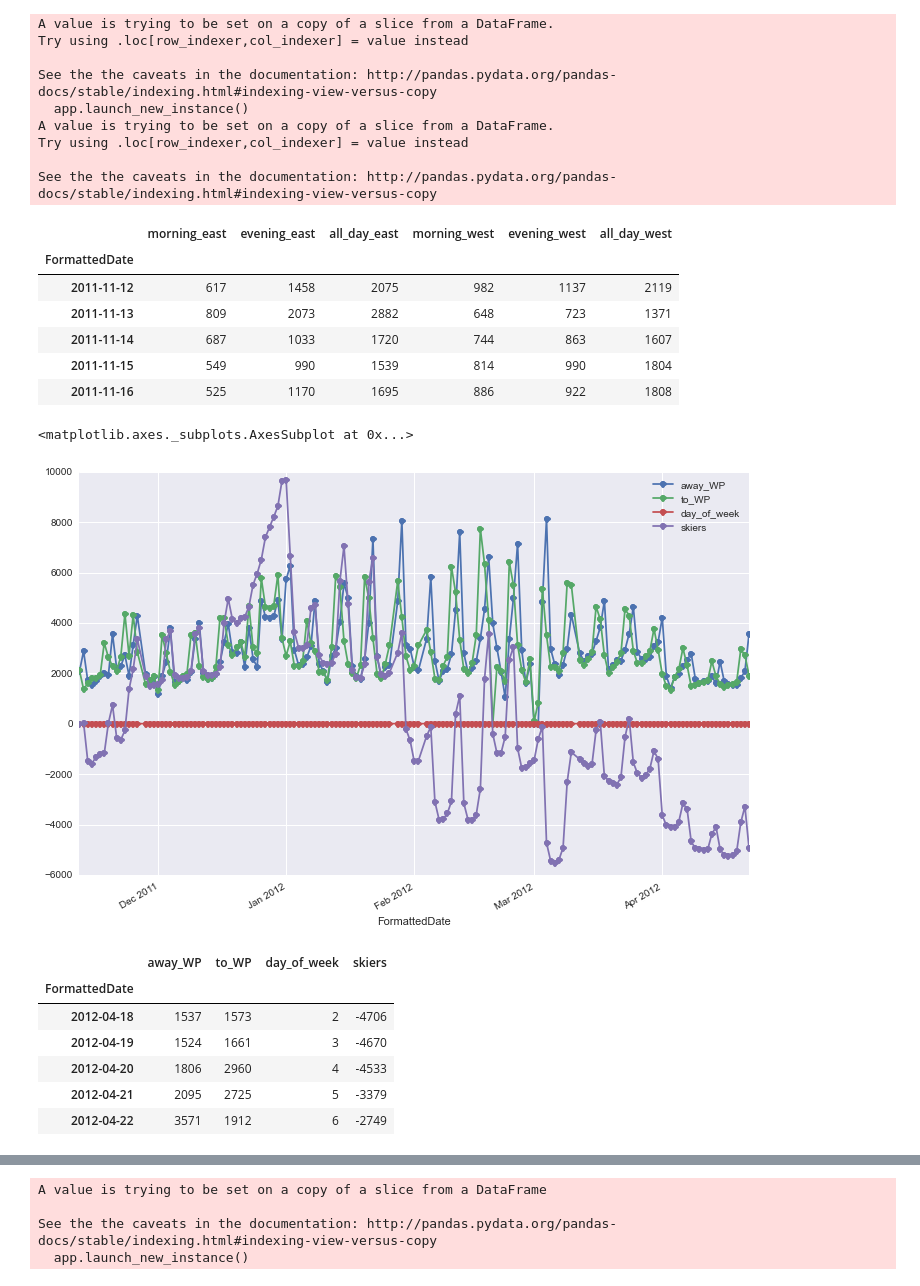
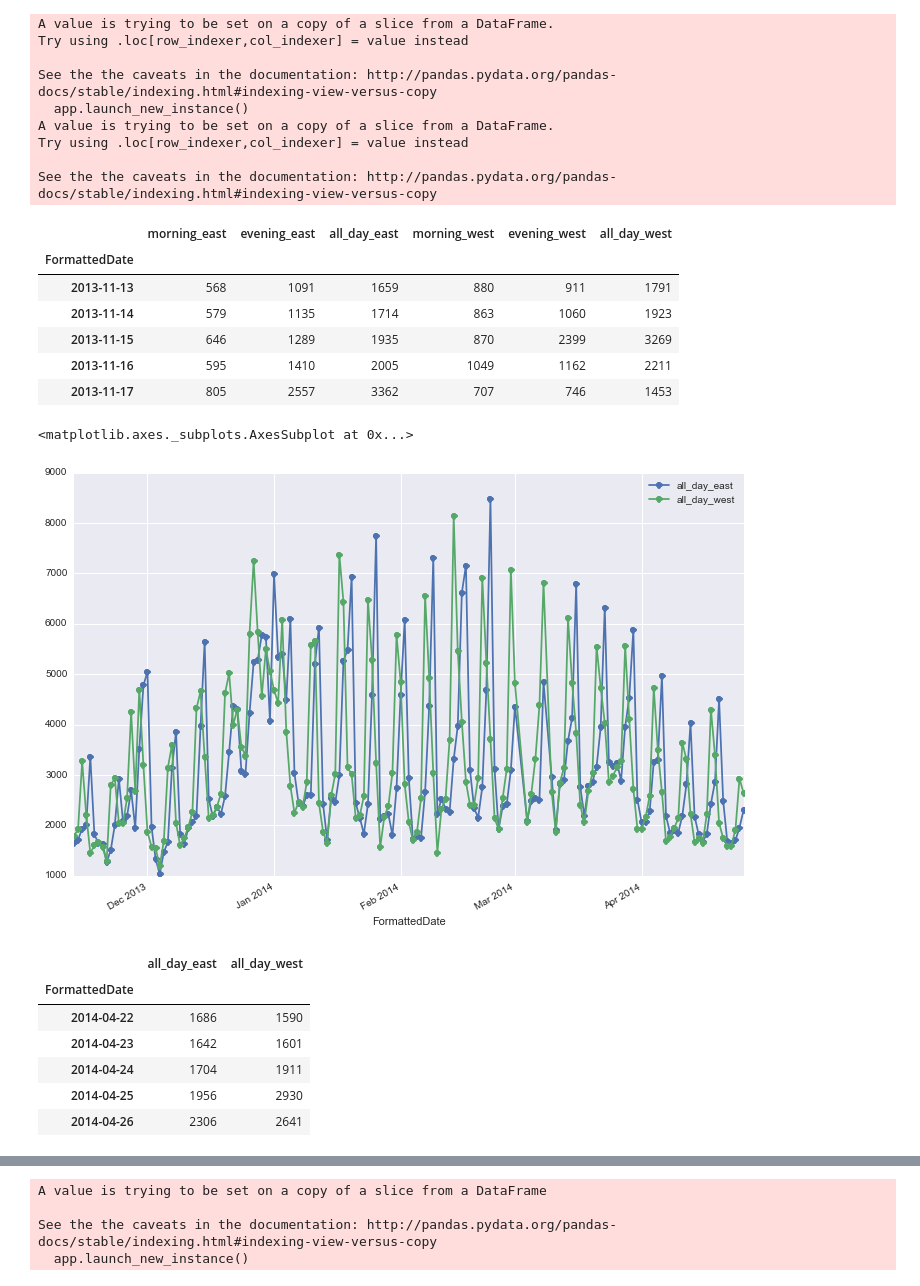
Before and after one commit to balmandhunter/ski_in_solitude, a Jupyter notebook: traffic.ipynb, the cells around one changed output, grey strips where cells are left out. Drawn from its saved outputs; the diff is of its cells as text; code cells hidden in the pictures.

Commit message:
working on combining data

```diff
--- a/traffic.ipynb
+++ b/traffic.ipynb
@@ -24,7 +24,7 @@ The autoreload extension is already loaded. To reload it, use:
 # %% [markdown]
 # Import Traffic
 # %%
-df_traf = pd.DataFrame.from_csv('data/berthoud_skiers_11_12.csv')
+df_traf = pd.DataFrame.from_csv('../data_ski_in_solitude/berthoud_2013_14_traf.csv', parse_dates=True, index_col=27)
 # %%
 df_traf.tail()
 # %% [output]
@@ -94,28 +93,28 @@ df_traf_all.head()
 # %% [output]
 |  | morning_east | evening_east | all_day_east | morning_west | evening_west | all_day_west |
 | FormattedDate |  |  |  |  |  |  |
-| 2011-11-12 | 617 | 1458 | 2075 | 982 | 1137 | 2119 |
-| 2011-11-13 | 809 | 2073 | 2882 | 648 | 723 | 1371 |
-| 2011-11-14 | 687 | 1033 | 1720 | 744 | 863 | 1607 |
-| 2011-11-15 | 549 | 990 | 1539 | 814 | 990 | 1804 |
-| 2011-11-16 | 525 | 1170 | 1695 | 886 | 922 | 1808 |
+| 2013-11-13 | 568 | 1091 | 1659 | 880 | 911 | 1791 |
+| 2013-11-14 | 579 | 1135 | 1714 | 863 | 1060 | 1923 |
+| 2013-11-15 | 646 | 1289 | 1935 | 870 | 2399 | 3269 |
+| 2013-11-16 | 595 | 1410 | 2005 | 1049 | 1162 | 2211 |
+| 2013-11-17 | 805 | 2557 | 3362 | 707 | 746 | 1453 |
 # %%
 df_traf_plot = df_traf_all.drop(['morning_east','evening_east', 'morning_west', 'evening_west'], axis = 1)
 # %%
-df_traf.plot(marker = 'o')
+df_traf_plot.plot(marker = 'o')
 # %% [output]
 <matplotlib.axes._subplots.AxesSubplot at 0x...>
-[figure, old version]
+[figure, new version]
 # %%
 df_traf_plot.tail()
 # %% [output]
-|  | away_WP | to_WP | day_of_week | skiers |
-| FormattedDate |  |  |  |  |
-| 2012-04-18 | 1537 | 1573 | 2 | -4706 |
-| 2012-04-19 | 1524 | 1661 | 3 | -4670 |
-| 2012-04-20 | 1806 | 2960 | 4 | -4533 |
-| 2012-04-21 | 2095 | 2725 | 5 | -3379 |
-| 2012-04-22 | 3571 | 1912 | 6 | -2749 |
+|  | all_day_east | all_day_west |
+| FormattedDate |  |  |
+| 2014-04-22 | 1686 | 1590 |
+| 2014-04-23 | 1642 | 1601 |
+| 2014-04-24 | 1704 | 1911 |
+| 2014-04-25 | 1956 | 2930 |
+| 2014-04-26 | 2306 | 2641 |
 # %%
 df_traf_plot = df_traf_plot.rename(columns={'all_day_east':'away_WP', 'all_day_west':'to_WP'})
 # %%
```
Also changed, not shown: parts of 10 cells of this notebook, 2 other files.
